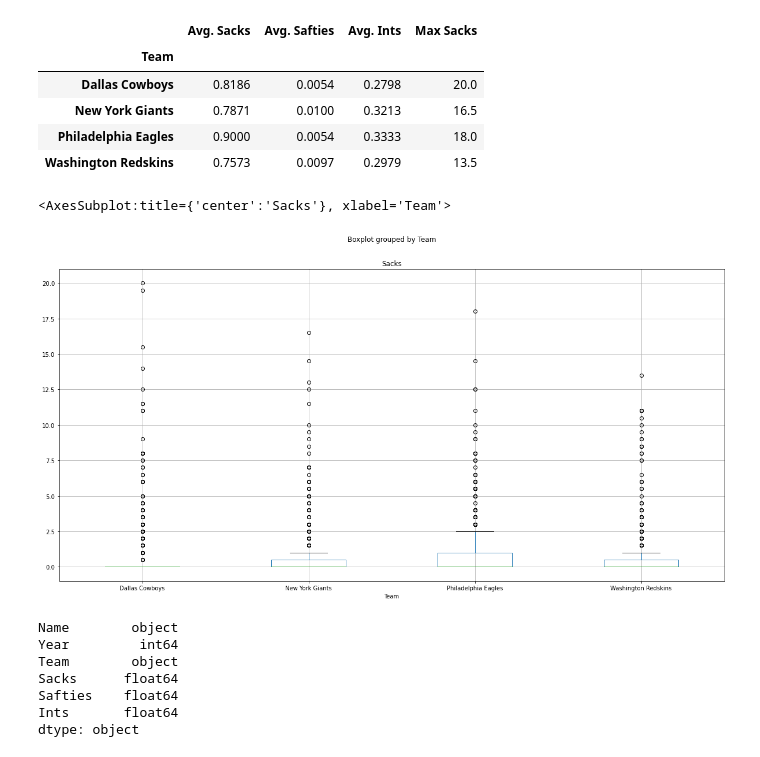
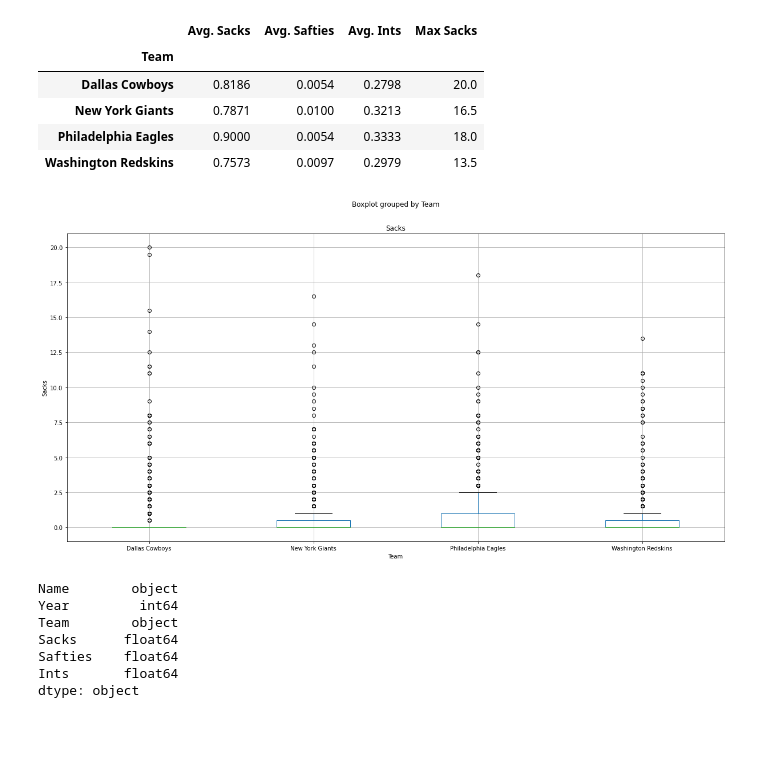
Before and after one commit to alindsey7/Python_Project, a Jupyter notebook: Notebooks/Defense.ipynb, the cells around one changed output. Cells and saved outputs as stored; diff of their text form; code cells hidden in the pictures; blank space fills up the shorter version.

```diff
--- a/Notebooks/Defense.ipynb
+++ b/Notebooks/Defense.ipynb
@@ -210,9 +210,11 @@ stats_nfc_east.head()
 # %%
 defense_nfc_stats.boxplot("Sacks", by="Team", figsize=(20, 10))
 #defense_nfc_stats_final.head()
+plt.ylabel('Sacks')
+
+plt.show()
 # %% [output]
-<AxesSubplot:title={'center':'Sacks'}, xlabel='Team'>
-[figure, old version]
+[figure, new version]
 # %%
 #tukey the eagles, redskins, giants
 #create eagles only df to compare to Dallas
```
Also changed, not shown: parts of 3 cells of this notebook.
